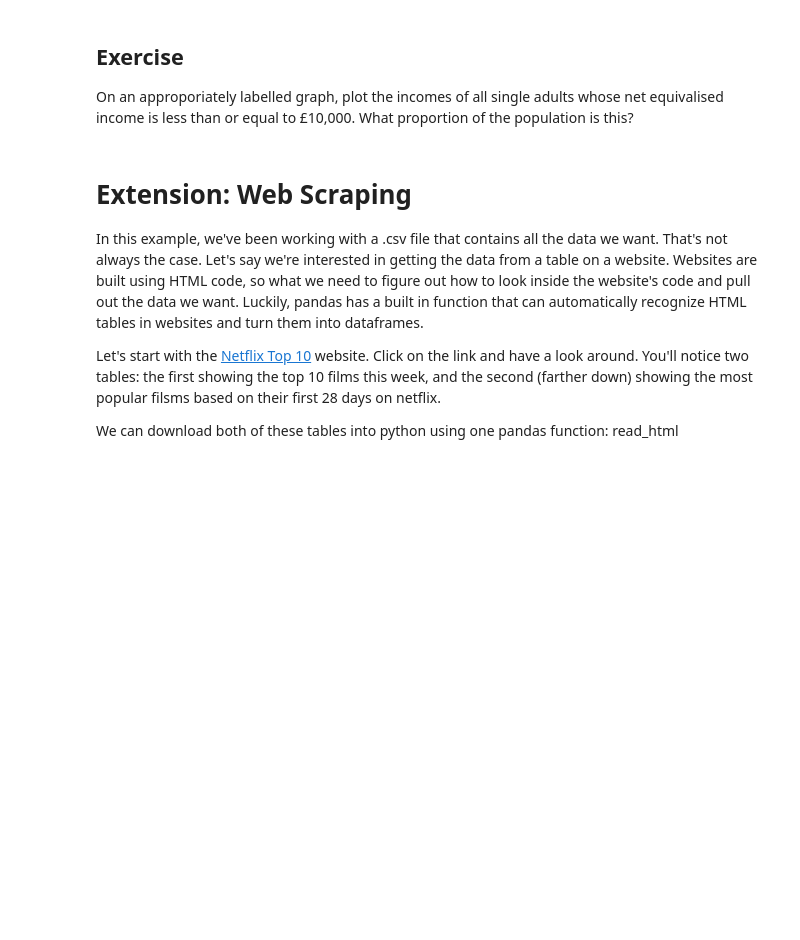
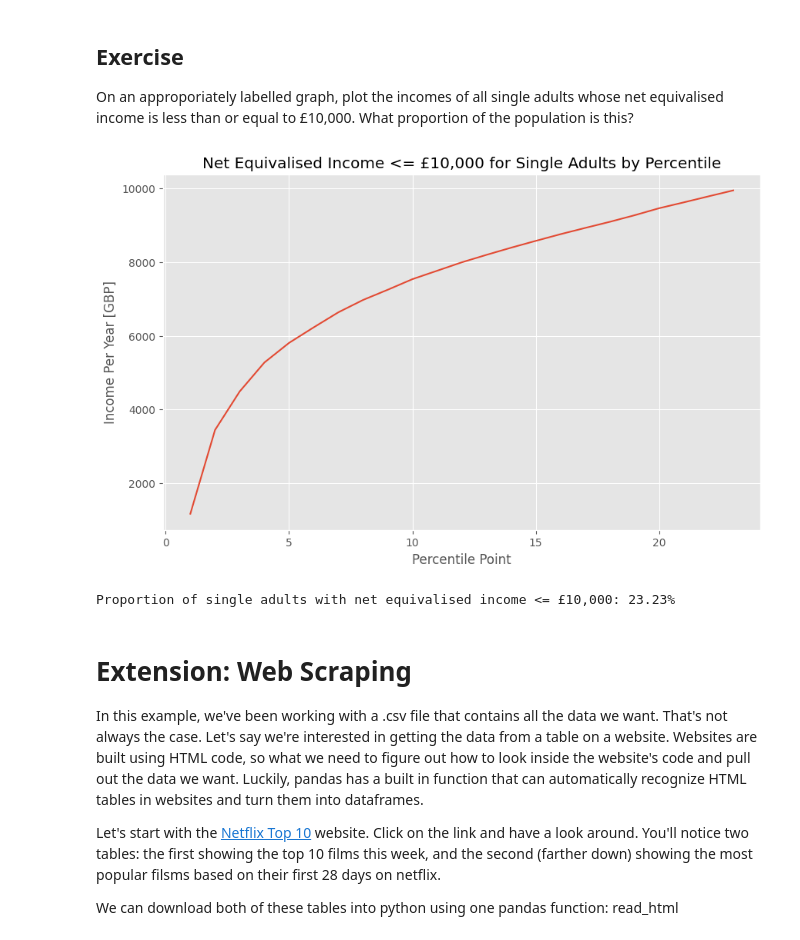
Before and after one commit to enterthestatic/Quantative-methods-2-, a Jupyter notebook: W2_Working_with_Data_in_Pandas.ipynb, the cells around one changed output. Drawn from its saved outputs; the diff is of its cells as text; code cells hidden in the pictures; blank space fills up the shorter version.

```diff
--- a/W2_Working_with_Data_in_Pandas.ipynb
+++ b/W2_Working_with_Data_in_Pandas.ipynb
@@ -347,6 +404,38 @@ We won't dwell on comparative operative, here we've used ">" to mean "is greater
 # %% [markdown]
 ## Exercise
 On an approporiately labelled graph, plot the incomes of all single adults whose net equivalised income is less than or equal to £10,000. What proportion of the population is this?
+# %%
+import matplotlib.pyplot as plt
+import pandas as pd
+
+# Clean the 'Single adult' column to remove commas and dashes and convert to float
+single_adult_income_cleaned = income['Single adult'].replace(',', '', regex=True).replace('-', 'NaN', regex=True).astype(float)
+
+# Filter the original income DataFrame based on the cleaned 'Single adult' column
+filtered_single_adults = income[single_adult_income_cleaned <= 10000].copy() # Use .copy() to avoid SettingWithCopyWarning
+
+# Clean the 'Single adult' column in the filtered DataFrame for plotting
+filtered_single_adults['Single adult'] = filtered_single_adults['Single adult'].replace(',', '', regex=True).astype(float)
+
+
+# Plot the filtered single adult incomes
+plt.figure(figsize=(10, 6))
+plt.plot(filtered_single_adults.index, filtered_single_adults['Single adult'])
+plt.title('Net Equivalised Income <= £10,000 for Single Adults by Percentile')
+plt.xlabel('Percentile Point')
+plt.ylabel('Income Per Year [GBP]')
+plt.grid(True)
+plt.show()
+
+# Calculate the proportion
+total_rows = len(income)
+filtered_rows = len(filtered_single_adults)
+proportion = filtered_rows / total_rows * 100
+
+print(f"\nProportion of single adults with net equivalised income <= £10,000: {proportion:.2f}%")
+# %% [output]
+[figure, added]
+Proportion of single adults with net equivalised income <= £10,000: 23.23%
 # %% [markdown]
 # Extension: Web Scraping
 
```
Also changed, not shown: parts of 12 cells of this notebook.
